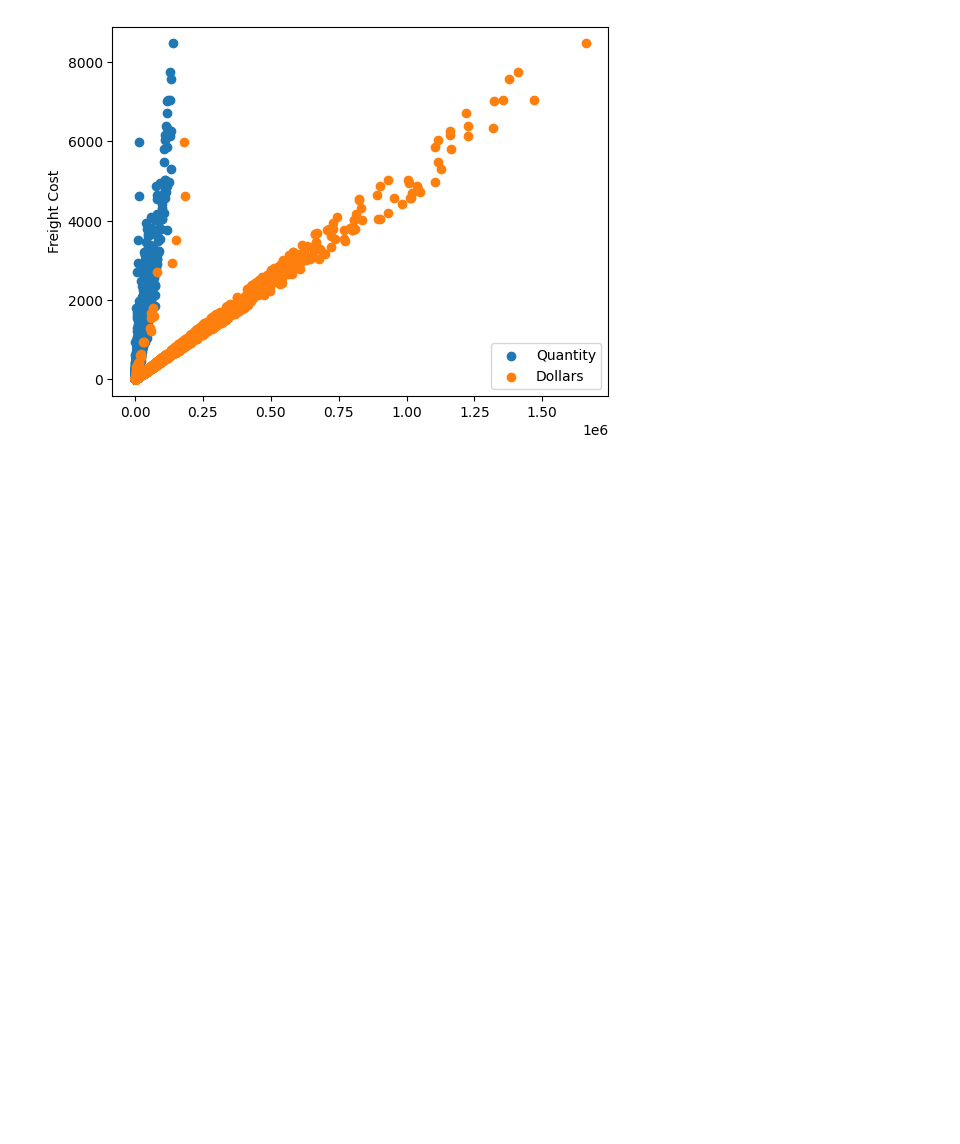
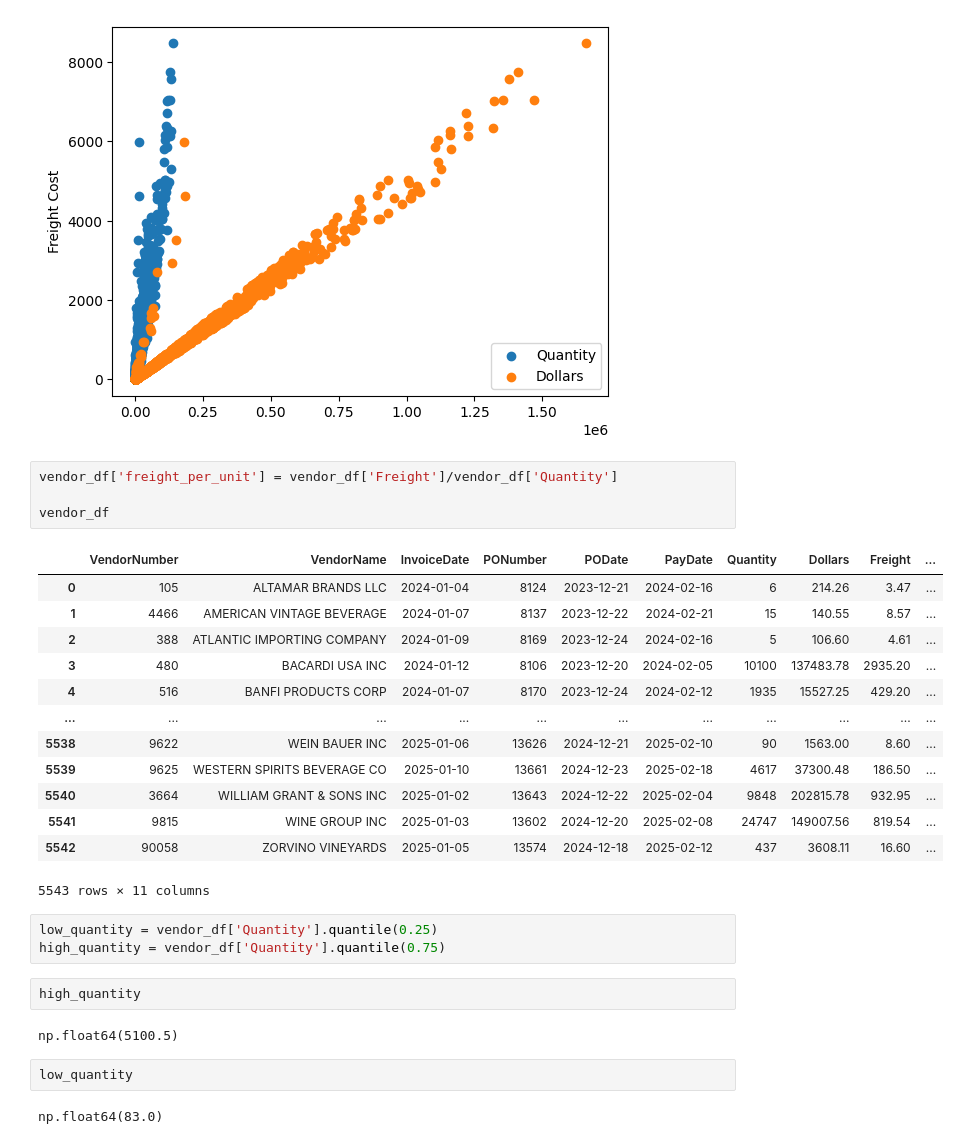
Before and after one commit to Rohit3435/invoice-intelligence-ml, a Jupyter notebook: invoice_intelligence_ml.ipynb, the cells around one changed output. Saved outputs shown, nothing was run; the diff lists cells and outputs as text; blank space fills up the shorter version.

```diff
--- a/invoice_intelligence_ml.ipynb
+++ b/invoice_intelligence_ml.ipynb
@@ -192,3 +192,32 @@ plt.show()
 # %% [output]
 [figure]
 [figure]
+# %%
+vendor_df['freight_per_unit'] = vendor_df['Freight']/vendor_df['Quantity']
+
+vendor_df
+# %% [output]
+|  | VendorNumber | VendorName | InvoiceDate | PONumber | PODate | PayDate | Quantity | Dollars | Freight | ... |
+| 0 | 105 | ALTAMAR BRANDS LLC | 2024-01-04 | 8124 | 2023-12-21 | 2024-02-16 | 6 | 214.26 | 3.47 | ... |
+| 1 | 4466 | AMERICAN VINTAGE BEVERAGE | 2024-01-07 | 8137 | 2023-12-22 | 2024-02-21 | 15 | 140.55 | 8.57 | ... |
+| 2 | 388 | ATLANTIC IMPORTING COMPANY | 2024-01-09 | 8169 | 2023-12-24 | 2024-02-16 | 5 | 106.60 | 4.61 | ... |
+| 3 | 480 | BACARDI USA INC | 2024-01-12 | 8106 | 2023-12-20 | 2024-02-05 | 10100 | 137483.78 | 2935.20 | ... |
+| 4 | 516 | BANFI PRODUCTS CORP | 2024-01-07 | 8170 | 2023-12-24 | 2024-02-12 | 1935 | 15527.25 | 429.20 | ... |
+| ... | ... | ... | ... | ... | ... | ... | ... | ... | ... | ... |
+| 5538 | 9622 | WEIN BAUER INC | 2025-01-06 | 13626 | 2024-12-21 | 2025-02-10 | 90 | 1563.00 | 8.60 | ... |
+| 5539 | 9625 | WESTERN SPIRITS BEVERAGE CO | 2025-01-10 | 13661 | 2024-12-23 | 2025-02-18 | 4617 | 37300.48 | 186.50 | ... |
+| 5540 | 3664 | WILLIAM GRANT & SONS INC | 2025-01-02 | 13643 | 2024-12-22 | 2025-02-04 | 9848 | 202815.78 | 932.95 | ... |
+| 5541 | 9815 | WINE GROUP INC | 2025-01-03 | 13602 | 2024-12-20 | 2025-02-08 | 24747 | 149007.56 | 819.54 | ... |
+| 5542 | 90058 | ZORVINO VINEYARDS | 2025-01-05 | 13574 | 2024-12-18 | 2025-02-12 | 437 | 3608.11 | 16.60 | ... |
+5543 rows × 11 columns
+# %%
+low_quantity = vendor_df['Quantity'].quantile(0.25)
+high_quantity = vendor_df['Quantity'].quantile(0.75)
+# %%
+high_quantity
+# %% [output]
+np.float64(5100.5)
+# %%
+low_quantity
+# %% [output]
+np.float64(83.0)
```
Also changed, not shown: parts of 1 cell of this notebook.
